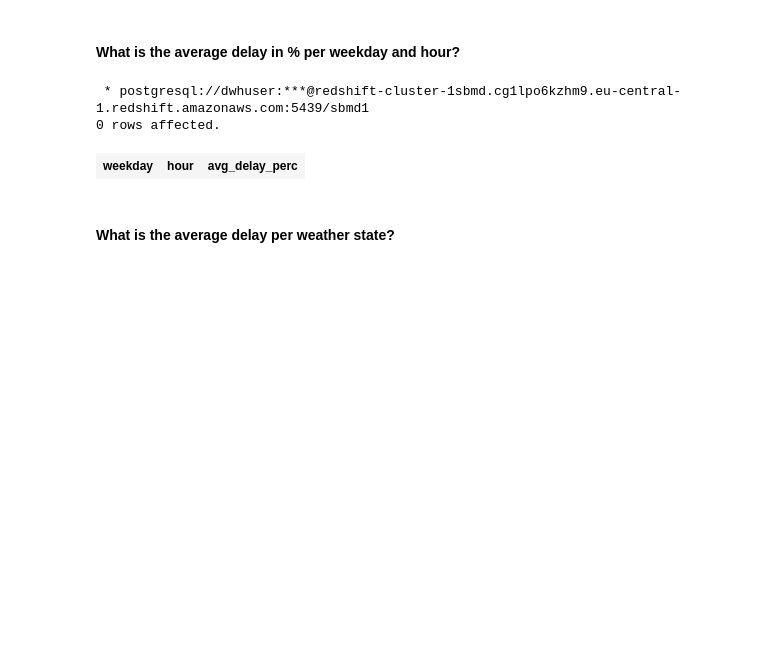
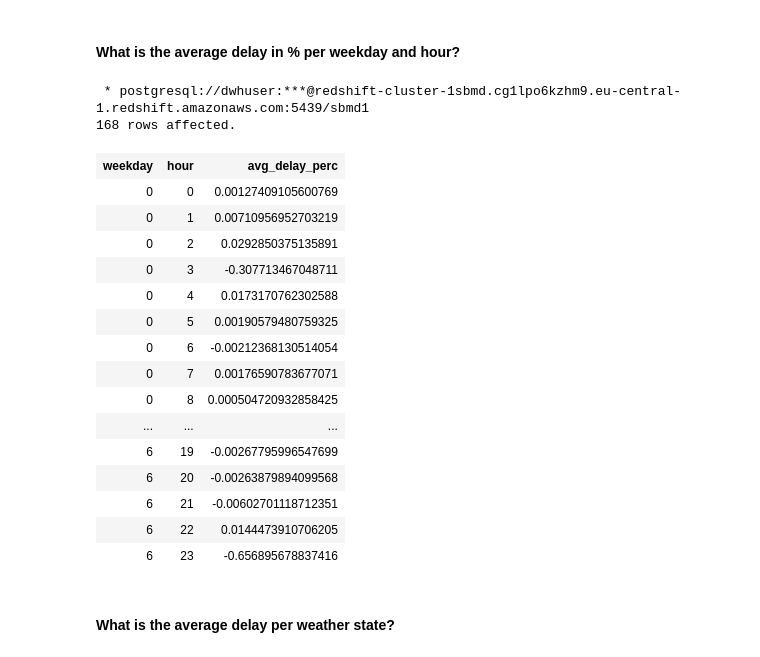
Before and after one commit to ChristophGmeiner/sbmd, a Jupyter notebook: NB02_FirstAnalysis.ipynb, the cells around one changed output. Drawn from its saved outputs; the diff is of its cells as text; code cells hidden in the pictures; blank space fills up the shorter version.

```diff
--- a/NB02_FirstAnalysis.ipynb
+++ b/NB02_FirstAnalysis.ipynb
@@ -51,20 +78,36 @@ part_id
 # %%
 %%sql
 SELECT
 t.weekday,
 t.hour,
 AVG(delay_sec) / AVG(duration_sec) AS Avg_Delay_Perc
 FROM
 t01_delay_fact f
 LEFT JOIN t02_dim_time t
 ON t.time_id = f.time_id
 GROUP BY
 t.weekday,
 t.hour
+ORDER BY 1, 2
 # %% [output]
  * postgresql://dwhuser:***@redshift-cluster-1sbmd.cg1lpo6kzhm9.eu-central-1.redshift.amazonaws.com:5439/sbmd1
-0 rows affected.
+168 rows affected.
 | weekday | hour | avg_delay_perc |
+| 0 | 0 | 0.00127409105600769 |
+| 0 | 1 | 0.00710956952703219 |
+| 0 | 2 | 0.0292850375135891 |
+| 0 | 3 | -0.307713467048711 |
+| 0 | 4 | 0.0173170762302588 |
+| 0 | 5 | 0.00190579480759325 |
+| 0 | 6 | -0.00212368130514054 |
+| 0 | 7 | 0.00176590783677071 |
+| 0 | 8 | 0.000504720932858425 |
+| ... | ... | ... |
+| 6 | 19 | -0.00267795996547699 |
+| 6 | 20 | -0.00263879894099568 |
+| 6 | 21 | -0.00602701118712351 |
+| 6 | 22 | 0.0144473910706205 |
+| 6 | 23 | -0.656895678837416 |
 # %% [markdown]
 #### What is the average delay per weather state?
 # %%
```
Also changed, not shown: parts of 11 cells of this notebook, 1 other file.
